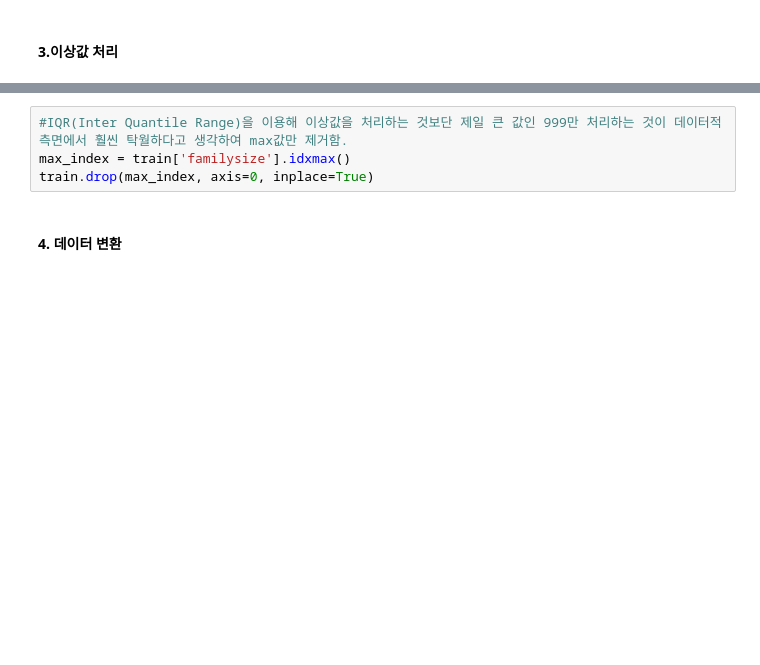
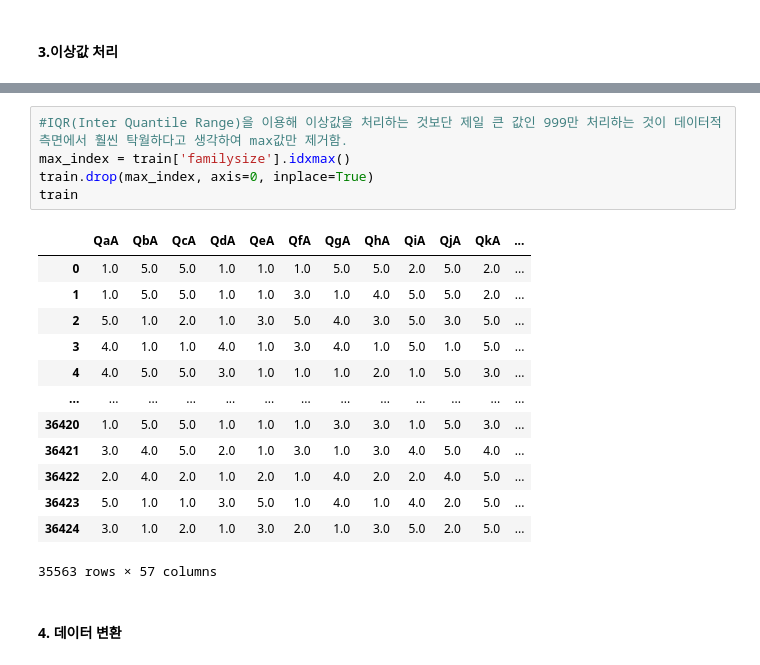
Before and after one commit to hyunooss/ai_project, a Jupyter notebook: hyunwoo/experiment3.ipynb, the cells around one changed output, grey strips where cells are left out. Saved outputs shown, nothing was run; the diff lists cells and outputs as text; blank space fills up the shorter version.

```diff
--- a/hyunwoo/experiment3.ipynb
+++ b/hyunwoo/experiment3.ipynb
@@ -90,7 +106,22 @@ Name: familysize, dtype: int64
 # %%
 #IQR(Inter Quantile Range)을 이용해 이상값을 처리하는 것보단 제일 큰 값인 999만 처리하는 것이 데이터적 측면에서 훨씬 탁월하다고 생각하여 max값만 제거함.
 max_index = train['familysize'].idxmax()
 train.drop(max_index, axis=0, inplace=True)
+train
+# %% [output]
+|  | QaA | QbA | QcA | QdA | QeA | QfA | QgA | QhA | QiA | QjA | QkA | ... |
+| 0 | 1.0 | 5.0 | 5.0 | 1.0 | 1.0 | 1.0 | 5.0 | 5.0 | 2.0 | 5.0 | 2.0 | ... |
+| 1 | 1.0 | 5.0 | 5.0 | 1.0 | 1.0 | 3.0 | 1.0 | 4.0 | 5.0 | 5.0 | 2.0 | ... |
+| 2 | 5.0 | 1.0 | 2.0 | 1.0 | 3.0 | 5.0 | 4.0 | 3.0 | 5.0 | 3.0 | 5.0 | ... |
+| 3 | 4.0 | 1.0 | 1.0 | 4.0 | 1.0 | 3.0 | 4.0 | 1.0 | 5.0 | 1.0 | 5.0 | ... |
+| 4 | 4.0 | 5.0 | 5.0 | 3.0 | 1.0 | 1.0 | 1.0 | 2.0 | 1.0 | 5.0 | 3.0 | ... |
+| ... | ... | ... | ... | ... | ... | ... | ... | ... | ... | ... | ... | ... |
+| 36420 | 1.0 | 5.0 | 5.0 | 1.0 | 1.0 | 1.0 | 3.0 | 3.0 | 1.0 | 5.0 | 3.0 | ... |
+| 36421 | 3.0 | 4.0 | 5.0 | 2.0 | 1.0 | 3.0 | 1.0 | 3.0 | 4.0 | 5.0 | 4.0 | ... |
+| 36422 | 2.0 | 4.0 | 2.0 | 1.0 | 2.0 | 1.0 | 4.0 | 2.0 | 2.0 | 4.0 | 5.0 | ... |
+| 36423 | 5.0 | 1.0 | 1.0 | 3.0 | 5.0 | 1.0 | 4.0 | 1.0 | 4.0 | 2.0 | 5.0 | ... |
+| 36424 | 3.0 | 1.0 | 2.0 | 1.0 | 3.0 | 2.0 | 1.0 | 3.0 | 5.0 | 2.0 | 5.0 | ... |
+35563 rows × 57 columns
 # %% [markdown]
 #### 4. 데이터 변환
 # %%
```
Also changed, not shown: parts of 8 cells of this notebook.
